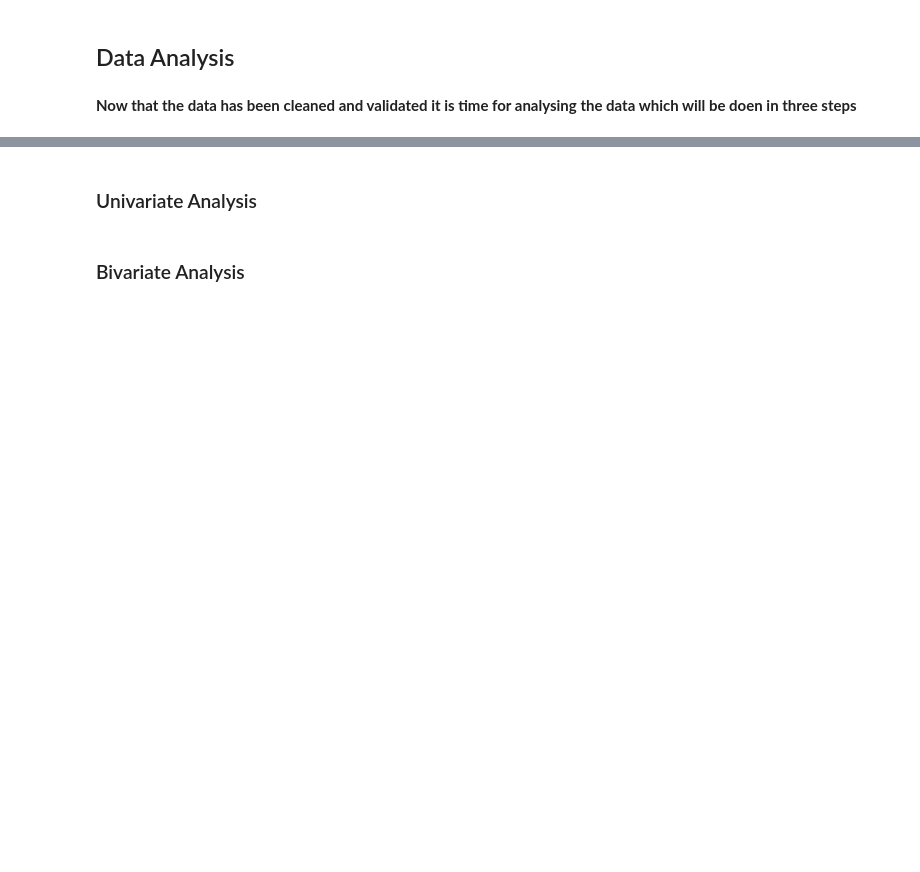
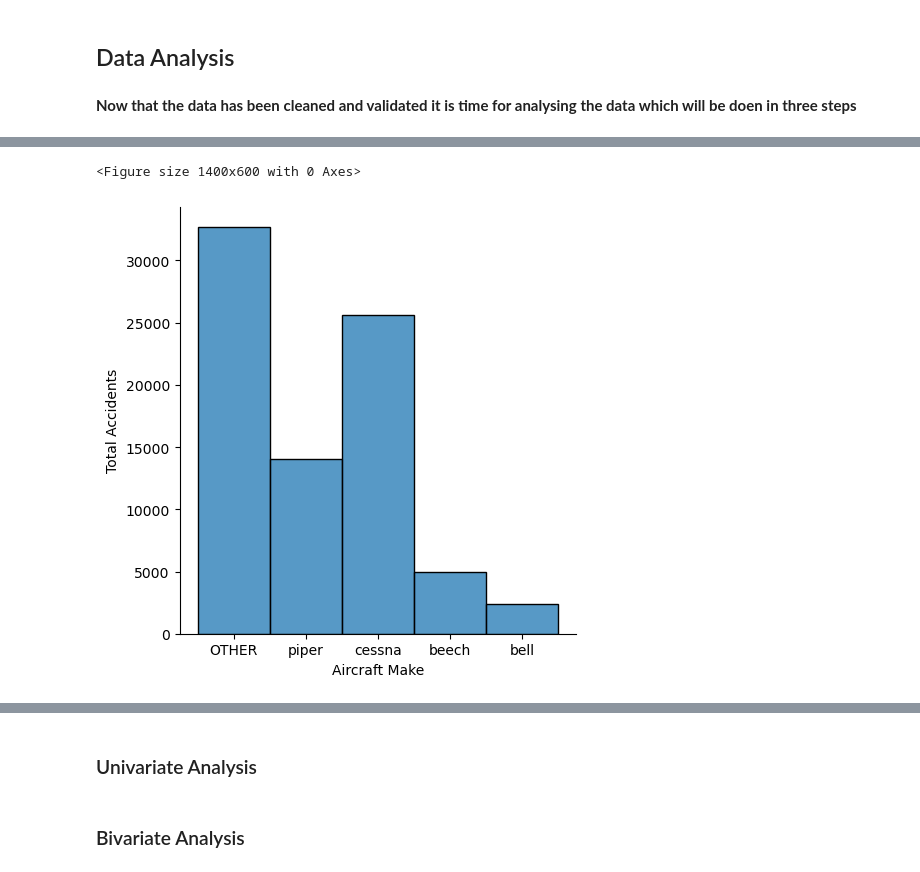
Before and after one commit to Churabros/Aviation-Accidents-Analysis, a Jupyter notebook: Index.ipynb, the cells around one changed output, grey strips where cells are left out. Drawn from its saved outputs; the diff is of its cells as text; code cells hidden in the pictures; blank space fills up the shorter version.

```diff
--- a/Index.ipynb
+++ b/Index.ipynb
@@ -202,7 +278,11 @@ df = df.dropna()
+# %%
+df = df[df['Year']>=1982]
 # %% [markdown]
 As seen eariler columns like `Event.Date`  may need their data types changed to the `datetime` data type for later  analysis
 # %%
-df['Event.Date'] = pd.to_datetime(df['Event.Date'])
+#changeing Event.Date to Datetime datatype
+df['Event.Date'] = pd.to_datetime(df['Event.Date'], dayfirst=True)
+#Checking if changes are made
 df['Event.Date'].head()
 # %% [output]
 0   1948-10-24
@@ -223,0 +308,17 @@ df.groupby('Aircraft.Category')['Total.Fatal.Injuries'].sum()
+# %%
+def get_make(make):
+
+    if make in ['cessna','piper','beech', 'bell']:
+        return make
+    else:
+        return 'OTHER'
+# %%
+df['Make.simplified'] = df['Make'].apply(get_make)
+# %%
+plt.figure(figsize=(14, 6))
+ax = sns.displot(df['Make.simplified'])
+ax.set_xlabels('Aircraft Make')
+ax.set_ylabels('Total Accidents');
+# %% [output]
+<Figure size 1400x600 with 0 Axes>
+[figure, added]
```
Also changed, not shown: parts of 57 cells of this notebook, 1 other file.
